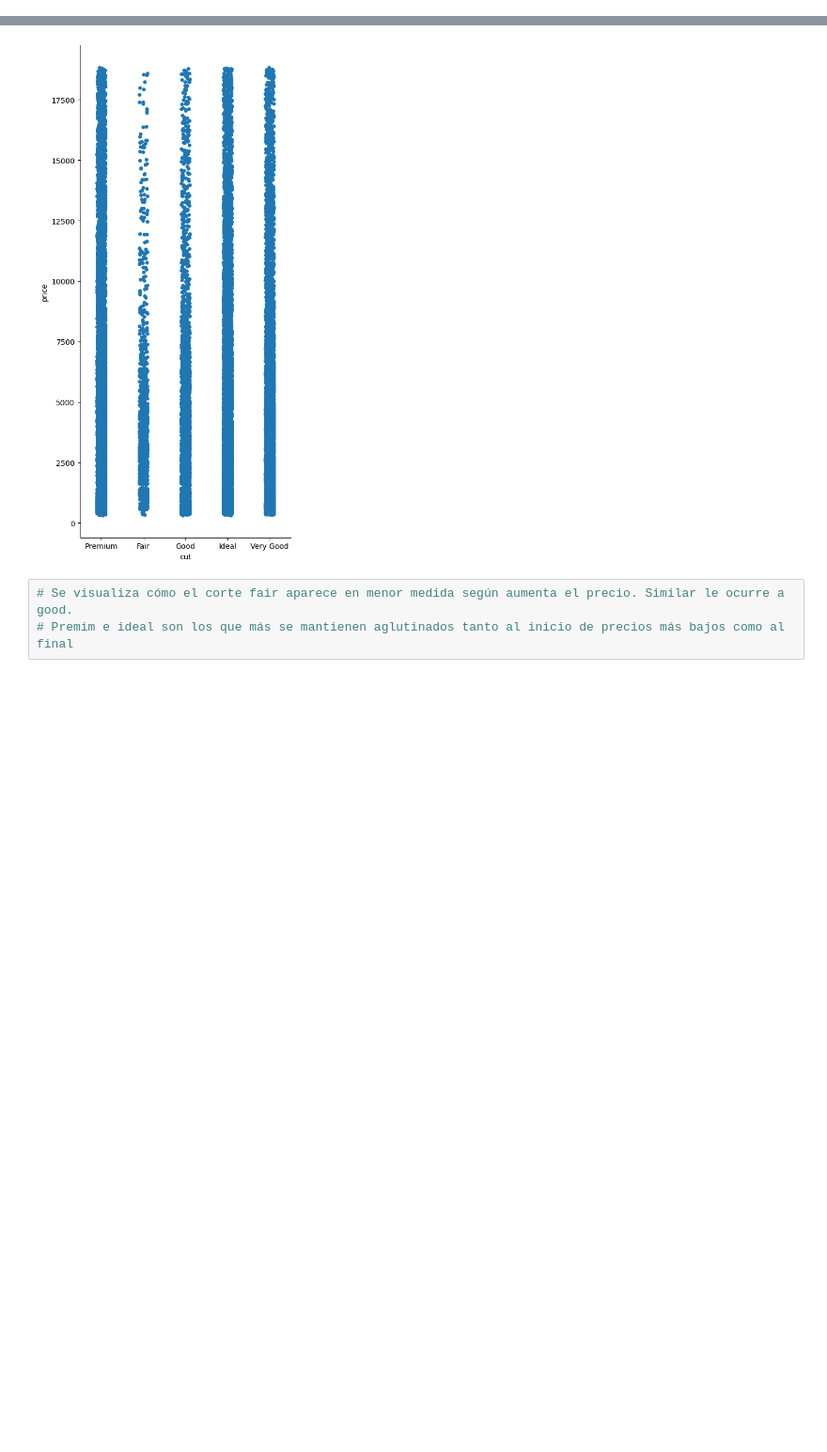
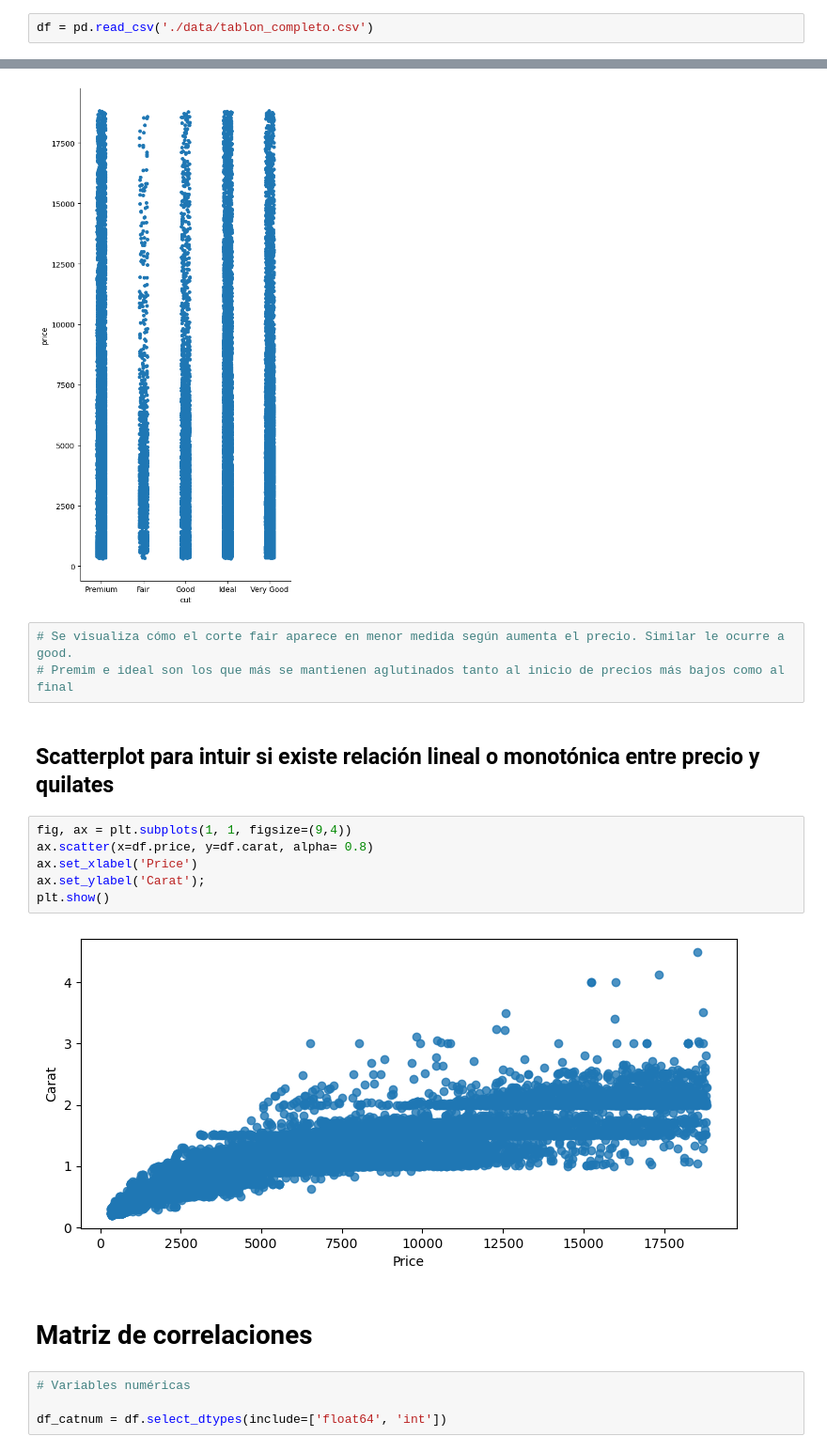
Before and after one commit to TeresaCardenosa/EDA_challenge_diamons, a Jupyter notebook: EDA_challenge.ipynb, the cells around one changed output, grey strips where cells are left out. Shown: that part at 94% size. Saved outputs shown, nothing was run; the diff lists cells and outputs as text; blank space fills up the shorter version.

```diff
--- a/EDA_challenge.ipynb
+++ b/EDA_challenge.ipynb
@@ -263,3 +263,5 @@ df
 # Genero nuevo csv para próximas lecturas
 # %%
 df.to_csv('./data/tablon_completo.csv')
+# %%
+df = pd.read_csv('./data/tablon_completo.csv')
@@ -524,3 +533,19 @@ plt.show()
 # %%
 # Se visualiza cómo el corte fair aparece en menor medida según aumenta el precio. Similar le ocurre a good.
 # Premim e ideal son los que más se mantienen aglutinados tanto al inicio de precios más bajos como al final
+# %% [markdown]
+## Scatterplot para intuir si existe relación lineal o monotónica entre precio y quilates
+# %%
+fig, ax = plt.subplots(1, 1, figsize=(9,4))
+ax.scatter(x=df.price, y=df.carat, alpha= 0.8)
+ax.set_xlabel('Price')
+ax.set_ylabel('Carat');
+plt.show()
+# %% [output]
+[figure, added]
+# %% [markdown]
+# Matriz de correlaciones
+# %%
+# Variables numéricas
+
+df_catnum = df.select_dtypes(include=['float64', 'int'])
```
Also changed, not shown: parts of 11 cells of this notebook.
